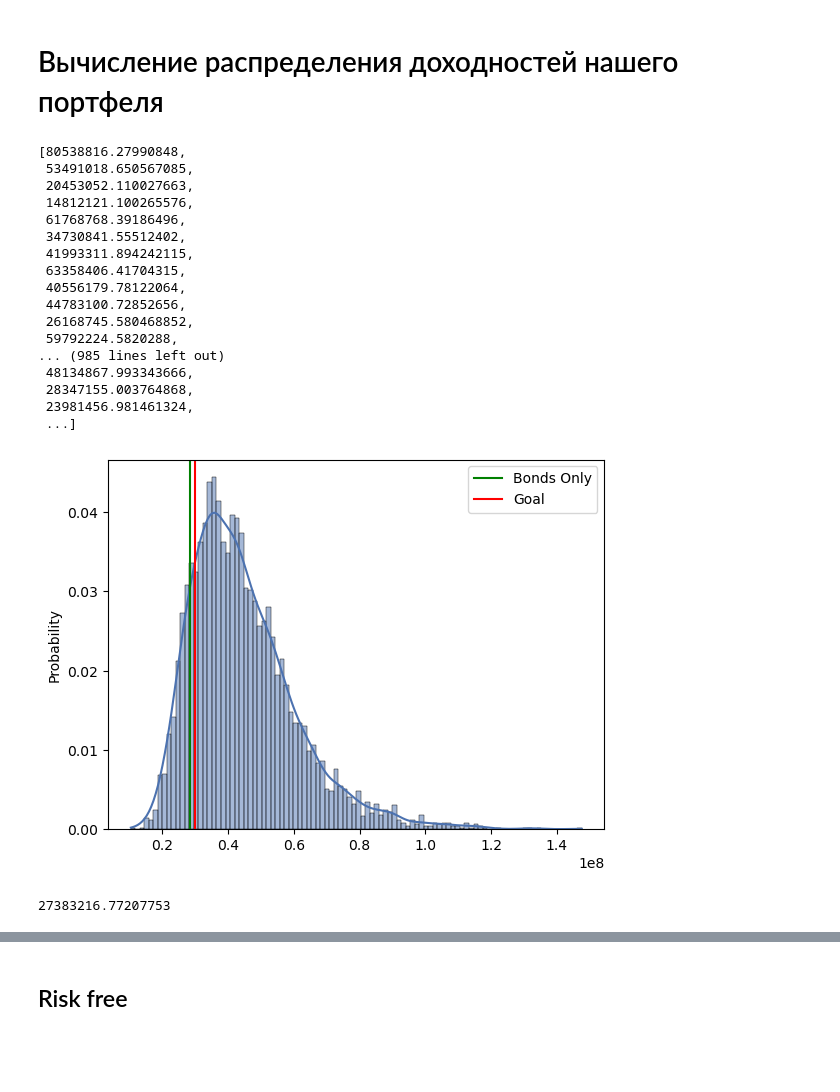
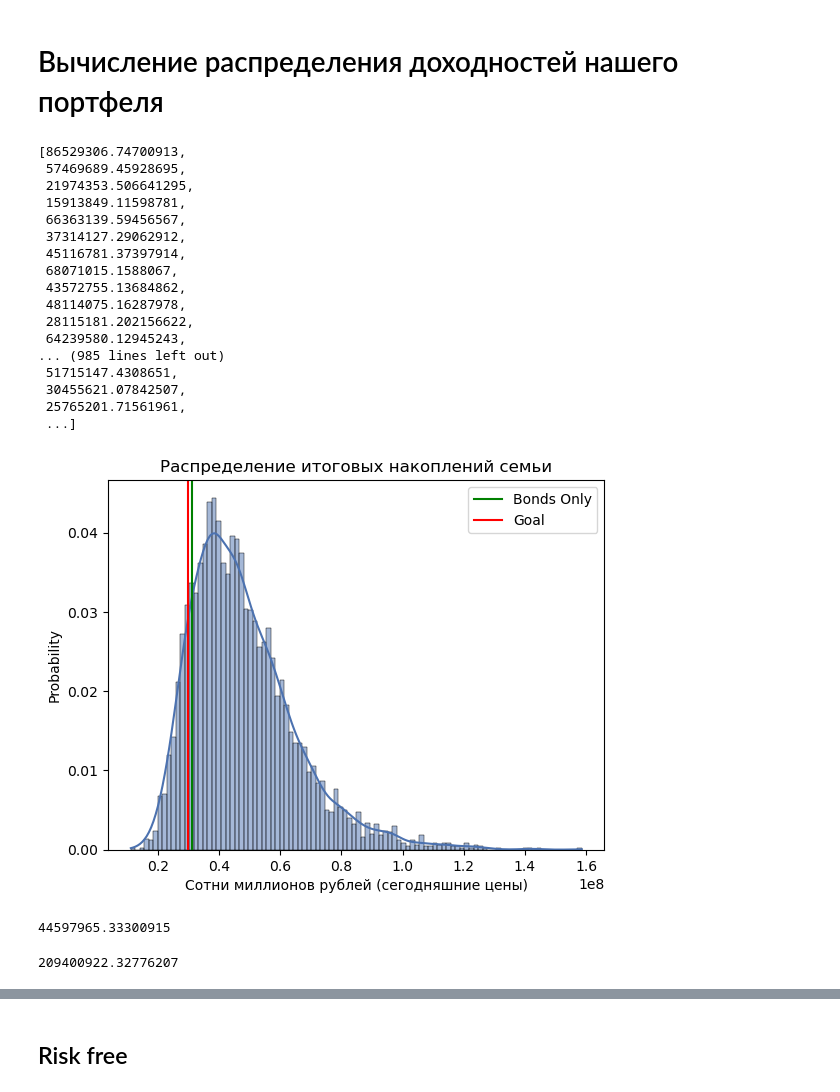
Before and after one commit to justniks/case_finance, a Jupyter notebook: main_upd 2.ipynb, the cells around one changed output, grey strips where cells are left out. Saved outputs shown, nothing was run; the diff lists cells and outputs as text; code cells hidden in the pictures; blank space fills up the shorter version.

```diff
--- a/main_upd 2.ipynb
+++ b/main_upd 2.ipynb
@@ -714,35 +714,45 @@ for one_traj in tqdm(range(len(prices_predicted))):
 # 2.6 - инфляция (индекс цен) за 20 лет
 real_final_values = []
 for i in final_values:
-    real_final_values.append(i/2.6)
+    real_final_values.append(i/2.42)
 # %%
 real_final_values
 # %% [output]
-[80538816.27990848,
- 53491018.650567085,
- 20453052.110027663,
- 14812121.100265576,
- 61768768.39186496,
- 34730841.55512402,
- 41993311.894242115,
- 63358406.41704315,
- 40556179.78122064,
- 44783100.72852656,
- 26168745.580468852,
- 59792224.5820288,
+[86529306.74700913,
+ 57469689.45928695,
+ 21974353.506641295,
+ 15913849.11598781,
+ 66363139.59456567,
+ 37314127.29062912,
+ 45116781.37397914,
+ 68071015.1588067,
+ 43572755.13684862,
+ 48114075.16287978,
+ 28115181.202156622,
+ 64239580.12945243,
 ... (985 lines left out)
- 48134867.993343666,
- 28347155.003764868,
- 23981456.981461324,
+ 51715147.4308651,
+ 30455621.07842507,
+ 25765201.71561961,
  ...]
 # %%
 sns.histplot(real_final_values, kde=True, bins = 100 , stat='probability');
-plt.axvline(28_481_377, color = "green", label = "Bonds Only");
+plt.axvline(31_227_096, color = "green", label = "Bonds Only");
 plt.axvline(30_000_000, color = "red", label = "Goal");
-plt.legend();
+plt.xlabel("Сотни миллионов рублей (сегодняшние цены)")
+plt.title("Распределение итоговых накоплений семьи")
+plt.legend()
+plt.savefig("./pics/distr.pdf", bbox_inches='tight')
 # %% [output]
-[figure, old version]
+[figure, new version]
-# %%
-60_000_000 / 1.04**20
-# %% [output]
-27383216.77207753
+# %%
+sum(real_final_values) / len(real_final_values)
+# %% [output]
+44597965.33300915
+# %%
+# найдем среднюю траекторию
+
+for i in range(len)
+monthly_values[0][-1]
+# %% [output]
+209400922.32776207
```
Also changed, not shown: parts of 8 cells of this notebook, 4 other files.
